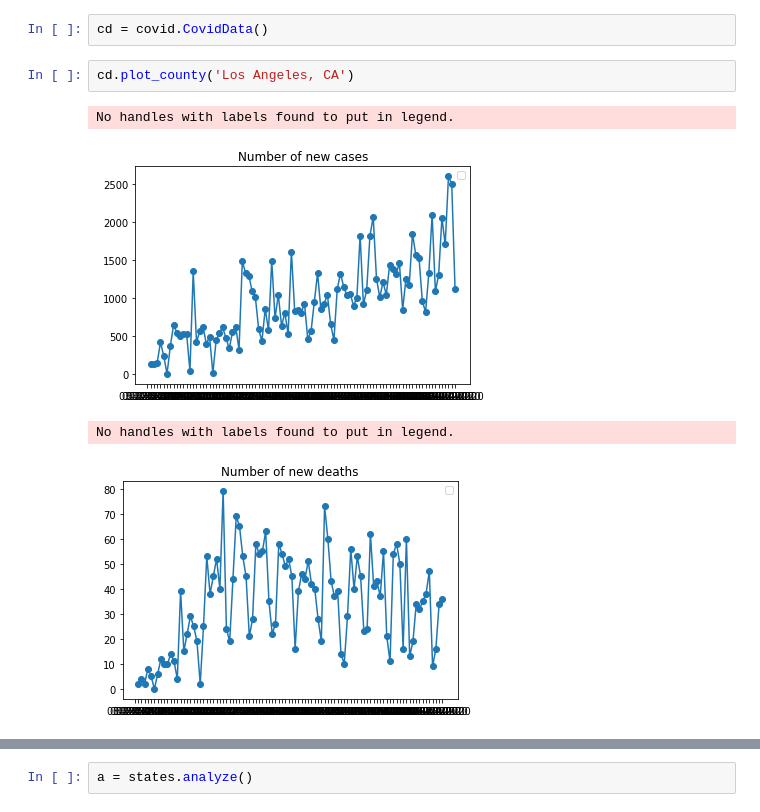
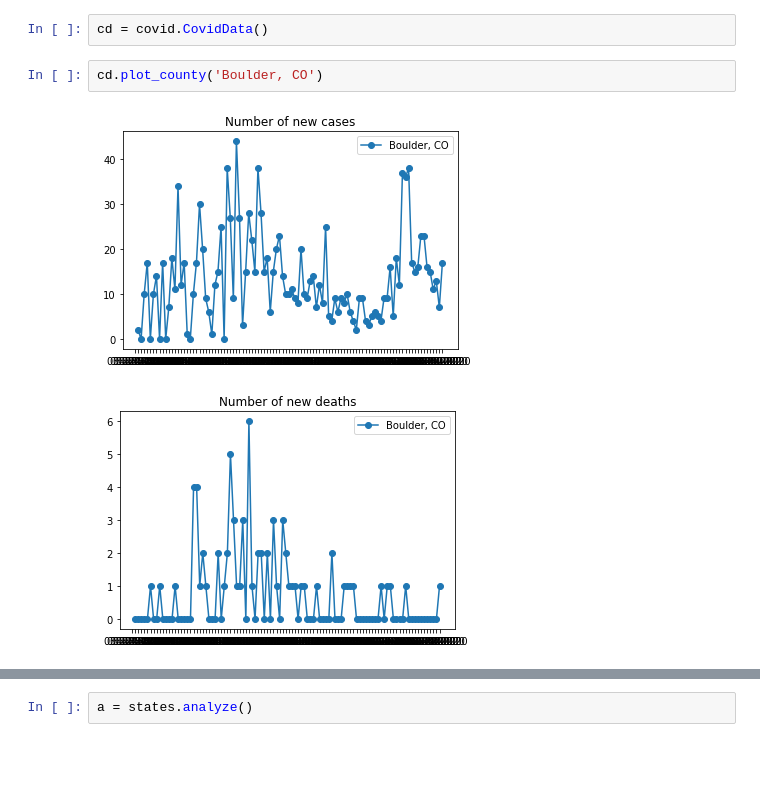
Before and after one commit to nearwalden/covid-compute, a Jupyter notebook: testing2.ipynb, the cells around one changed output, grey strips where cells are left out. Drawn from its saved outputs; the diff is of its cells as text; blank space fills up the shorter version.

```diff
--- a/testing2.ipynb
+++ b/testing2.ipynb
@@ -28,13 +28,11 @@ d = d + datetime.timedelta(days=1)
 covid.add_day("~/gitcode/", d)
 # %%
 cd = covid.CovidData()
-# %%
-cd.plot_county('Los Angeles, CA')
-# %% [output]
-No handles with labels found to put in legend.
-[figure, removed]
-No handles with labels found to put in legend.
-[figure, removed]
+# %%
+cd.plot_county('Boulder, CO')
+# %% [output]
+[figure, added]
+[figure, added]
 # %%
 cd.plot_state ('FL')
 # %% [output]
```
Also changed, not shown: parts of 5 cells of this notebook, 4 other files.
